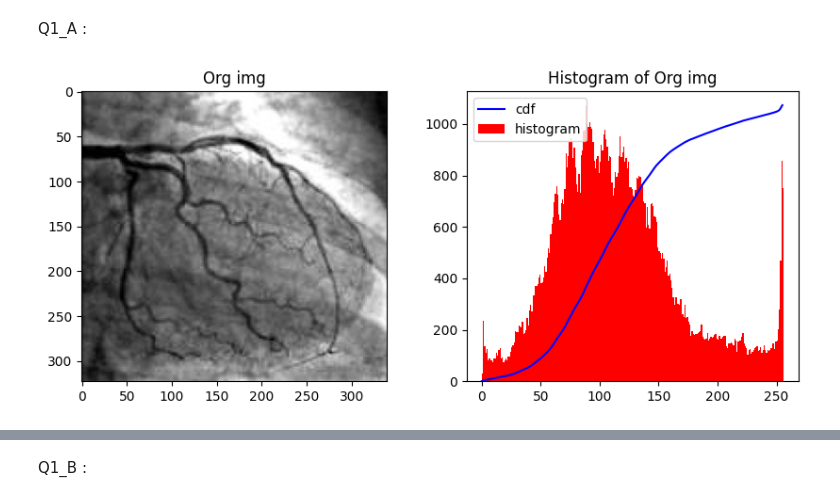
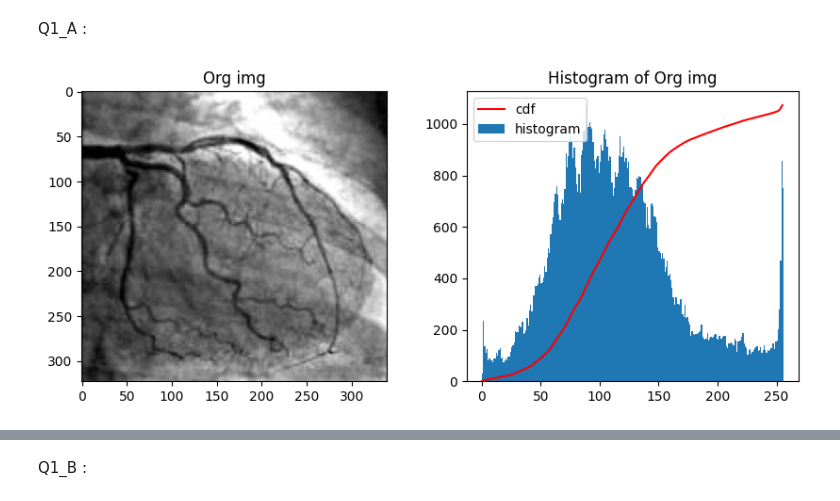
Before and after one commit to ZahraEk/Digital-Image-Proccesing, a Jupyter notebook: DIP_EXC2_Q1.ipynb, the cells around one changed output, grey strips where cells are left out. Cells and saved outputs as stored; diff of their text form; code cells hidden in the pictures.

```diff
--- a/DIP_EXC2_Q1.ipynb
+++ b/DIP_EXC2_Q1.ipynb
@@ -12,24 +12,24 @@ Q1_A :
 # %%
 #Read image
 img = cv2.imread("drive/MyDrive/DIP_EXC2/Q1/Q1_img.jpg", 0)
 
 #Calcute hist and cdf
 hist,bins = np.histogram(img.flatten(),256,[0,256])
 cdf = hist.cumsum()
 cdf_normalized = cdf * float(hist.max()) / cdf.max()
 
 #Show histogram & image
 f, subplt = plt.subplots(1,2, figsize=(10,4))
 
 subplt[0].imshow(img, cmap="gray")
 subplt[0].set_title("Org img")
-subplt[1].plot(cdf_normalized, color = 'b')
-subplt[1].hist(img.flatten(),256,[0,256], color = 'r')
+subplt[1].plot(cdf_normalized, color = 'r')
+subplt[1].hist(img.flatten(),256,[0,256])
 subplt[1].legend(('cdf','histogram'), loc = 'upper left')
 subplt[1].set_title("Histogram of Org img")
 plt.show()
 # %% [output]
-[figure, old version]
+[figure, new version]
 # %%
 #define a & b
 a = np.zeros((256,),dtype=np.float16)
```
Also changed, not shown: parts of 2 cells of this notebook.
